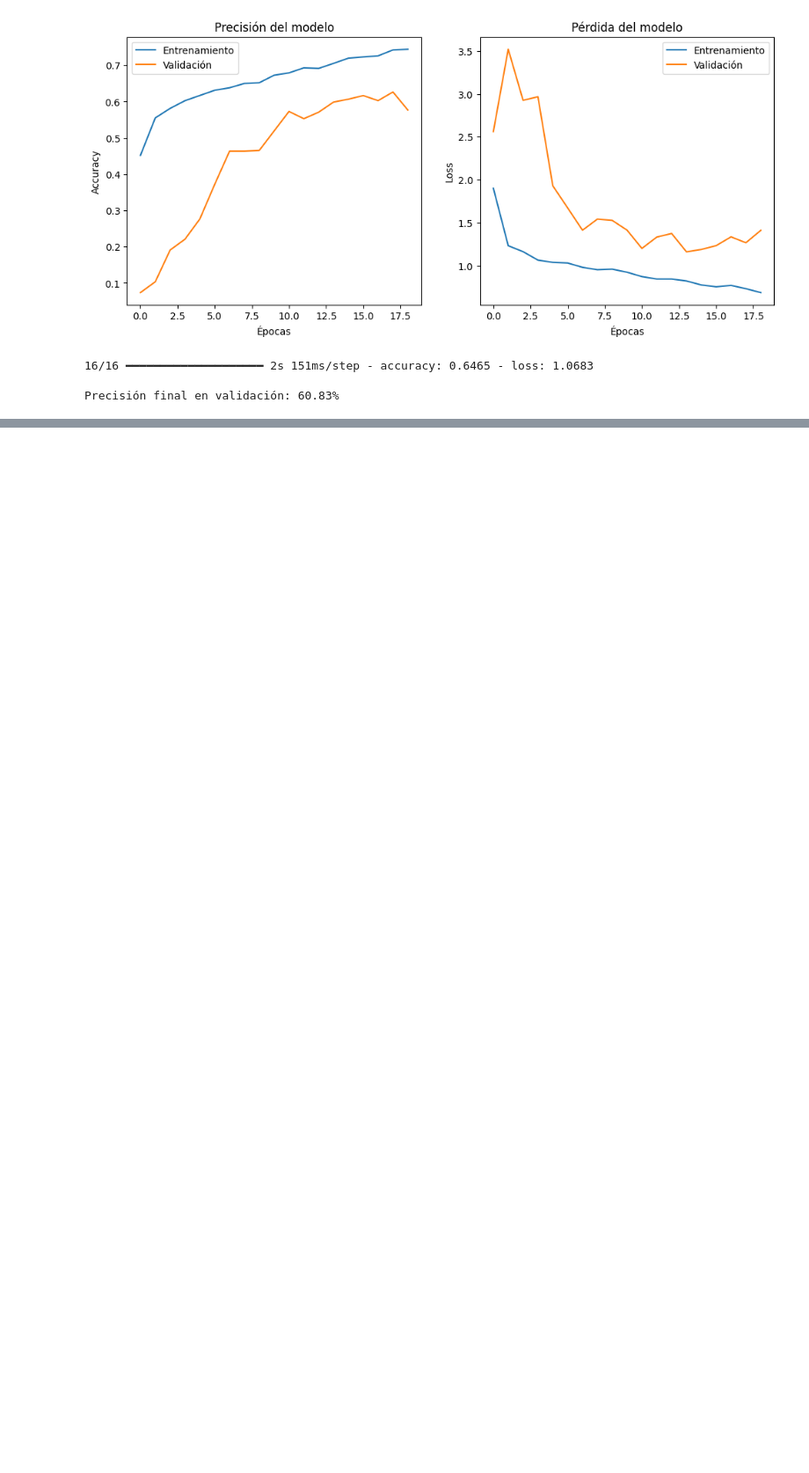
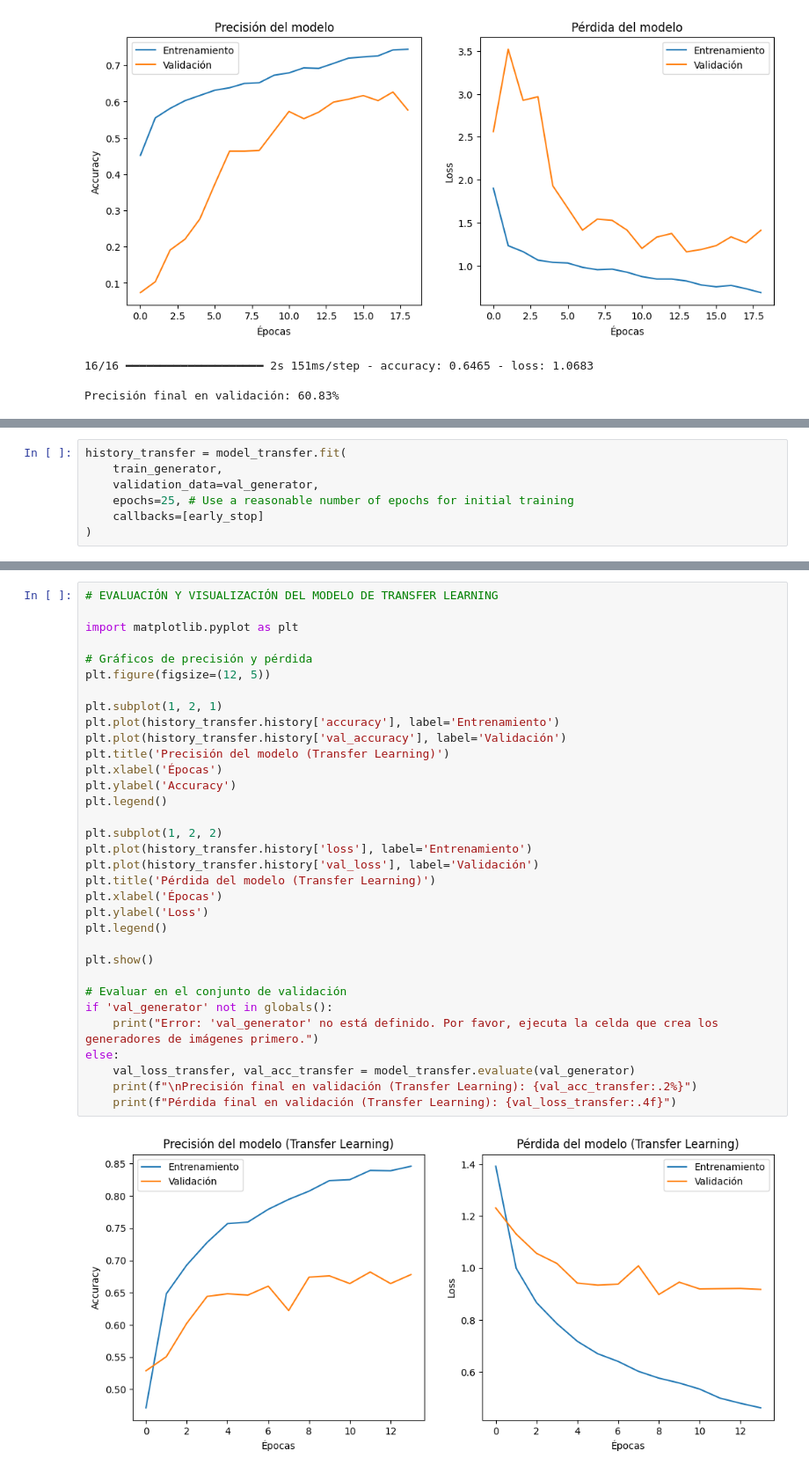
Before and after one commit to BiancaCalderon/DL_PRY, a Jupyter notebook: ClasificadorResiduos.ipynb, the cells around one changed output, grey strips where cells are left out. Shown at 88% size. Drawn from its saved outputs; the diff is of its cells as text; blank space fills up the shorter version.

```diff
--- a/ClasificadorResiduos.ipynb
+++ b/ClasificadorResiduos.ipynb
@@ -216,0 +390,7 @@ Precisión final en validación: 60.83%
+# %%
+history_transfer = model_transfer.fit(
+    train_generator,
+    validation_data=val_generator,
+    epochs=25, # Use a reasonable number of epochs for initial training
+    callbacks=[early_stop]
+)
@@ -216,0 +415,35 @@ Precisión final en validación: 60.83%
+# %%
+# EVALUACIÓN Y VISUALIZACIÓN DEL MODELO DE TRANSFER LEARNING
+
+import matplotlib.pyplot as plt
+
+# Gráficos de precisión y pérdida
+plt.figure(figsize=(12, 5))
+
+plt.subplot(1, 2, 1)
+plt.plot(history_transfer.history['accuracy'], label='Entrenamiento')
+plt.plot(history_transfer.history['val_accuracy'], label='Validación')
+plt.title('Precisión del modelo (Transfer Learning)')
+plt.xlabel('Épocas')
+plt.ylabel('Accuracy')
+plt.legend()
+
+plt.subplot(1, 2, 2)
+plt.plot(history_transfer.history['loss'], label='Entrenamiento')
+plt.plot(history_transfer.history['val_loss'], label='Validación')
+plt.title('Pérdida del modelo (Transfer Learning)')
+plt.xlabel('Épocas')
+plt.ylabel('Loss')
+plt.legend()
+
+plt.show()
+
+# Evaluar en el conjunto de validación
+if 'val_generator' not in globals():
+    print("Error: 'val_generator' no está definido. Por favor, ejecuta la celda que crea los generadores de imágenes primero.")
+else:
+    val_loss_transfer, val_acc_transfer = model_transfer.evaluate(val_generator)
+    print(f"\nPrecisión final en validación (Transfer Learning): {val_acc_transfer:.2%}")
+    print(f"Pérdida final en validación (Transfer Learning): {val_loss_transfer:.4f}")
+# %% [output]
+[figure, added]
```
Also changed, not shown: parts of 13 cells of this notebook.
